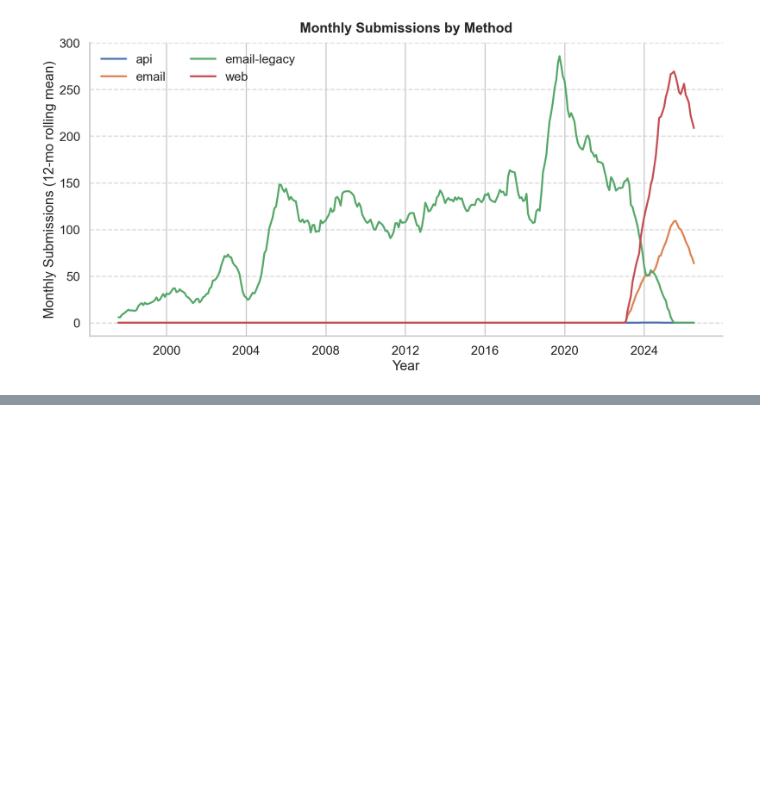
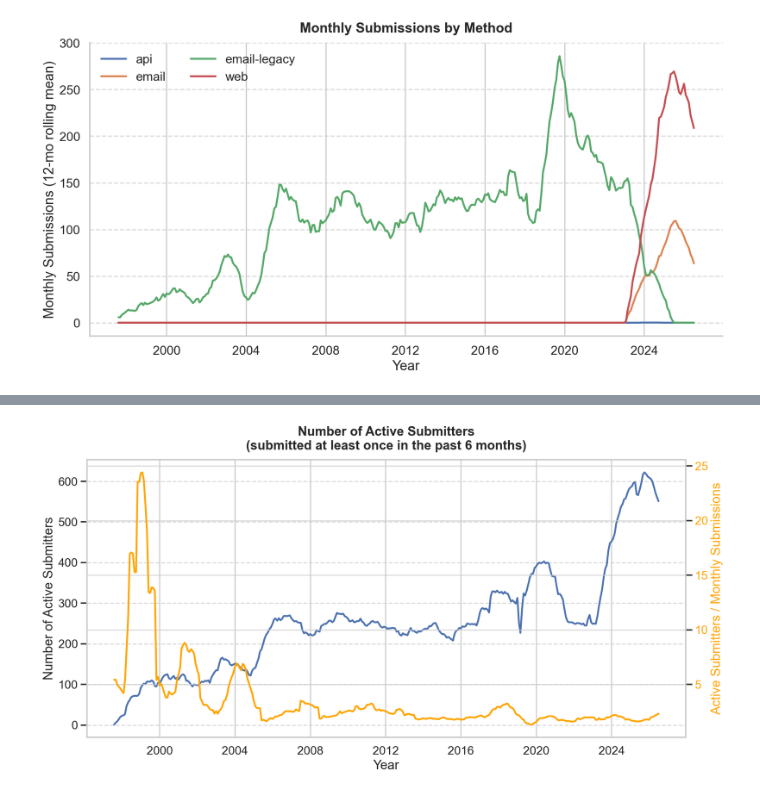
Before and after one commit to tylerbarna/gcn-regex, a Jupyter notebook: misc.ipynb, the cells around one changed output, grey strips where cells are left out. Cells and saved outputs as stored; diff of their text form; code cells hidden in the pictures; blank space fills up the shorter version.

```diff
--- a/misc.ipynb
+++ b/misc.ipynb
@@ -410,0 +436,30 @@ plt.show()
+# %%
+# plot number of active submitters over time (active = submitted at least once in the past n months)
+active_months = 6
+## use _get_submitter to get submitter names so they strip out the email addresses
+monthly_presence = submitter_df.groupby(['month', 'submitter']).size().unstack(fill_value=0)
+rolling_sum = monthly_presence.rolling(window=active_months*3, min_periods=1).sum()
+active_submitters = (rolling_sum > 0).sum(axis=1)
+
+fig, ax = plt.subplots(figsize=(15, 7), dpi=140)
+ax.set_title(f"Number of Active Submitters\n(submitted at least once in the past {active_months} months)", pad=14, weight="bold")
+ax.plot(active_submitters.index, active_submitters.values, linewidth=2.5)
+## right side y axi for number of active submitters normalized by number of monthly submissions
+ax2 = ax.twinx()
+active_submitters_normalized = active_submitters / submit_counts_total.replace(0, np.nan)
+# ax2.plot(active_submitters_normalized.index, active_submitters_normalized.values, color="orange", linewidth=2.5, label="Active Submitters / Monthly Submissions")
+## rolling mean for normalized active submitters
+active_submitters_normalized_rolling = active_submitters_normalized.rolling(window=12, min_periods=1, center=True).mean()
+ax2.plot(active_submitters_normalized_rolling.index, active_submitters_normalized_rolling.values, color="orange", linewidth=2.5, label="12-Month Rolling Mean")
+ax2.set_ylabel("Active Submitters / Monthly Submissions", color="orange")
+ax2.tick_params(axis='y', labelcolor="orange")
+ax2.grid(axis='y',alpha=0.7)
+ax.set_xlabel("Year")
+ax.set_ylabel("Number of Active Submitters")
+ax.grid(axis='y', linestyle='--', alpha=0.7)
+# ax.set_yscale("log")
+# ax2.set_yscale("log")
+
+plt.show()
+# %% [output]
+[figure, added]
```
Also changed, not shown: parts of 5 cells of this notebook.
